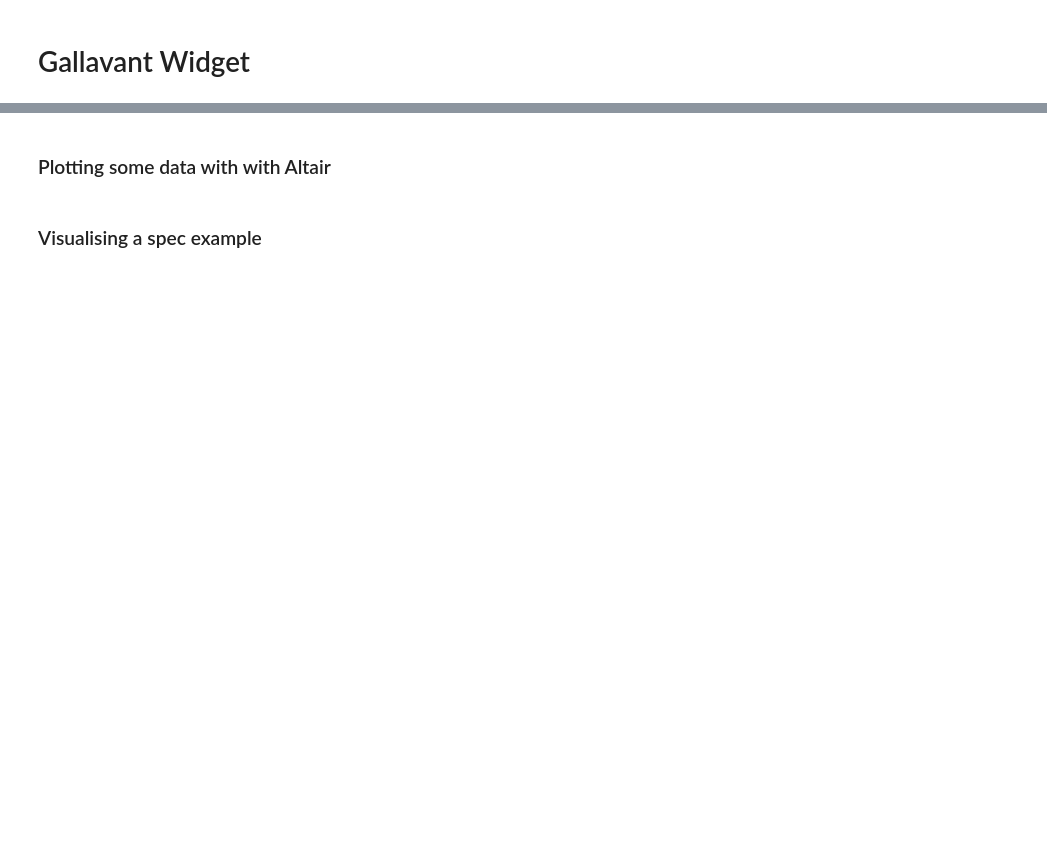
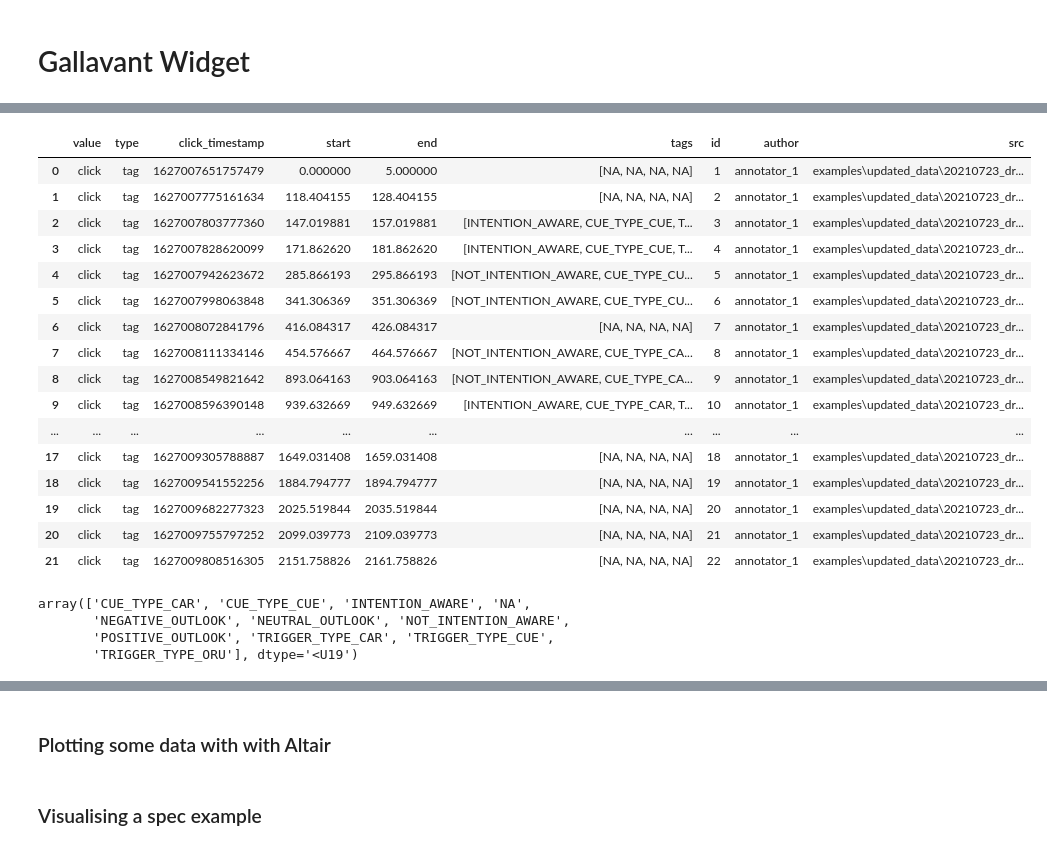
Before and after one commit to imandel/gallavant, a Jupyter notebook: Gallavant_qut.ipynb, the cells around one changed output, grey strips where cells are left out. Saved outputs shown, nothing was run; the diff lists cells and outputs as text; code cells hidden in the pictures; blank space fills up the shorter version.

Commit message:
adding tags infromation to click data

```diff
--- a/Gallavant_qut.ipynb
+++ b/Gallavant_qut.ipynb
@@ -75,7 +62,7 @@ def decode(coord):
     return DD
 
 
-def parseClicks(df, start_time, vid_src, outpath):
+def parseClicks(df, interview_df, start_time, vid_src, outpath):
     output = []
 
     get_marker_value_change_idxs = df.ne(df.shift()).filter(like='Marker').apply(lambda x: x.index[x].tolist())
@@ -86,6 +73,24 @@ def parseClicks(df, start_time, vid_src, outpath):
     for timestamp, click_no in zip(clicks_df.Timestamp, clicks_df.Marker):
         timestamp_secs = int(timestamp)/1000000
         timestamp = int(timestamp)
+        extracted_interview_data = interview_df.loc[interview_df.clicks == click_no]
+
+        if len(extracted_interview_data) == 0:
+            tag_array = ['NA', 'NA', 'NA', 'NA']
+        else:
+
+            if extracted_interview_data['Aware of Intent'].values[0] == True:
+                intention_aware = 'INTENTION_AWARE'
+            else:
+                intention_aware = 'NOT_INTENTION_AWARE'
+
+            cue_type = extracted_interview_data['Cue Type'].values[0],
+            cue_type = 'CUE_TYPE_' + extracted_interview_data['Cue Type'].values[0].upper()
+            trigger_type = 'TRIGGER_TYPE_' + extracted_interview_data.Trigger.values[0].upper()
+            outlook = extracted_interview_data.outlook.values[0].upper() + '_OUTLOOK'
+
+            tag_array = [intention_aware, cue_type, trigger_type, outlook]
+
     #     print(click_timestamp)
         end_offset = 5
         if click_no == 1:
@@ -97,8 +102,9 @@ def parseClicks(df, start_time, vid_src, outpath):
                    'click_timestamp': timestamp,
                    'start': timestamp_secs - start_offset - start_time,
                    'end': timestamp_secs + end_offset - start_time,
-                   'author': 'participant',
-                    'id': f"click_{click_no}",
+                   'tags': tag_array,
+                   'id': click_no,
+                   'author': 'annotator_1',
                    'src': vid_src
                   }
         output.append(click_kp)
@@ -138,3 +144,6 @@ def parseClicks(df, start_time, vid_src, outpath):
 # %%
 drive_csv_file = os.path.join(filepath, '20210723_drive1.csv')
 df = pd.read_csv(drive_csv_file)
+
+interview_csv_file = os.path.join(filepath, 'adj_filtered_clicks_20210723_drive1.csv')
+interview_df = pd.read_csv(interview_csv_file)
@@ -220,5 +244,5 @@ with open(os.path.join(filepath, 'route.geojson'), 'w') as of:
 ### Extracting click data
 Creating a dictionary with click data
 # %%
-click_data = parseClicks(dataset_df, timestamps[0]/1000000, os.path.join(filepath, '20210723_drive1.mp4'), os.path.join(filepath, 'clicks.json'))
+click_data = parseClicks(dataset_df, interview_df, timestamps[0]/1000000, os.path.join(filepath, '20210723_drive1.mp4'), os.path.join(filepath, 'clicks.json'))
 # %%
@@ -356,0 +413,27 @@ g.df
+# %%
+pd.DataFrame(click_data)
+# %% [output]
+|  | value | type | click_timestamp | start | end | tags | id | author | src |
+| 0 | click | tag | 1627007651757479 | 0.000000 | 5.000000 | [NA, NA, NA, NA] | 1 | annotator_1 | examples\updated_data\20210723_dr... |
+| 1 | click | tag | 1627007775161634 | 118.404155 | 128.404155 | [NA, NA, NA, NA] | 2 | annotator_1 | examples\updated_data\20210723_dr... |
+| 2 | click | tag | 1627007803777360 | 147.019881 | 157.019881 | [INTENTION_AWARE, CUE_TYPE_CUE, T... | 3 | annotator_1 | examples\updated_data\20210723_dr... |
+| 3 | click | tag | 1627007828620099 | 171.862620 | 181.862620 | [INTENTION_AWARE, CUE_TYPE_CUE, T... | 4 | annotator_1 | examples\updated_data\20210723_dr... |
+| 4 | click | tag | 1627007942623672 | 285.866193 | 295.866193 | [NOT_INTENTION_AWARE, CUE_TYPE_CU... | 5 | annotator_1 | examples\updated_data\20210723_dr... |
+| 5 | click | tag | 1627007998063848 | 341.306369 | 351.306369 | [NOT_INTENTION_AWARE, CUE_TYPE_CU... | 6 | annotator_1 | examples\updated_data\20210723_dr... |
+| 6 | click | tag | 1627008072841796 | 416.084317 | 426.084317 | [NA, NA, NA, NA] | 7 | annotator_1 | examples\updated_data\20210723_dr... |
+| 7 | click | tag | 1627008111334146 | 454.576667 | 464.576667 | [NOT_INTENTION_AWARE, CUE_TYPE_CA... | 8 | annotator_1 | examples\updated_data\20210723_dr... |
+| 8 | click | tag | 1627008549821642 | 893.064163 | 903.064163 | [NOT_INTENTION_AWARE, CUE_TYPE_CA... | 9 | annotator_1 | examples\updated_data\20210723_dr... |
+| 9 | click | tag | 1627008596390148 | 939.632669 | 949.632669 | [INTENTION_AWARE, CUE_TYPE_CAR, T... | 10 | annotator_1 | examples\updated_data\20210723_dr... |
+| ... | ... | ... | ... | ... | ... | ... | ... | ... | ... |
+| 17 | click | tag | 1627009305788887 | 1649.031408 | 1659.031408 | [NA, NA, NA, NA] | 18 | annotator_1 | examples\updated_data\20210723_dr... |
+| 18 | click | tag | 1627009541552256 | 1884.794777 | 1894.794777 | [NA, NA, NA, NA] | 19 | annotator_1 | examples\updated_data\20210723_dr... |
+| 19 | click | tag | 1627009682277323 | 2025.519844 | 2035.519844 | [NA, NA, NA, NA] | 20 | annotator_1 | examples\updated_data\20210723_dr... |
+| 20 | click | tag | 1627009755797252 | 2099.039773 | 2109.039773 | [NA, NA, NA, NA] | 21 | annotator_1 | examples\updated_data\20210723_dr... |
+| 21 | click | tag | 1627009808516305 | 2151.758826 | 2161.758826 | [NA, NA, NA, NA] | 22 | annotator_1 | examples\updated_data\20210723_dr... |
+# %%
+np.unique(np.concatenate(g.df.tags))
+# %% [output]
+array(['CUE_TYPE_CAR', 'CUE_TYPE_CUE', 'INTENTION_AWARE', 'NA',
+       'NEGATIVE_OUTLOOK', 'NEUTRAL_OUTLOOK', 'NOT_INTENTION_AWARE',
+       'POSITIVE_OUTLOOK', 'TRIGGER_TYPE_CAR', 'TRIGGER_TYPE_CUE',
+       'TRIGGER_TYPE_ORU'], dtype='<U19')
```
Also changed, not shown: parts of 23 cells of this notebook.
